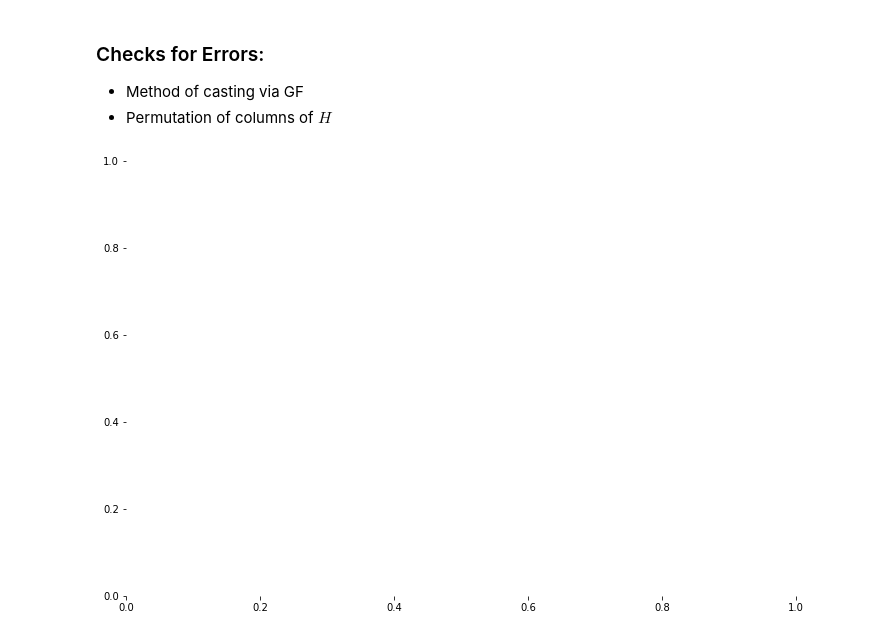
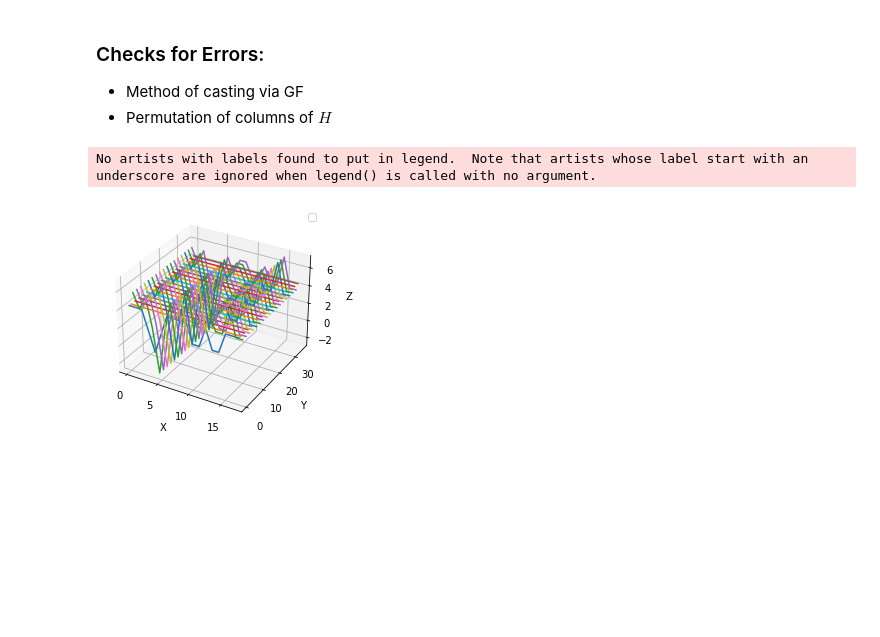
Before and after one commit to Samyak-Surti/QLDPCCodeSim, a Jupyter notebook: BP_OSD_Simuation_V2.ipynb, the cells around one changed output. Cells and saved outputs as stored; diff of their text form; code cells hidden in the pictures; blank space fills up the shorter version.

```diff
--- a/BP_OSD_Simuation_V2.ipynb
+++ b/BP_OSD_Simuation_V2.ipynb
@@ -346,32 +346,40 @@ def prob_likelihood_evol(dim: int):
     BP_like_Z = np.array(BP_like_Z)
     BP_like_X = np.array(BP_like_X)
     return (BP_like_Z, BP_like_X)
-# %%
-dim = 3
-SD_Z, SD_X = prob_likelihood_evol(dim)
-x = np.linspace(0, 4 * dim ** 2 - 1, 4 * dim ** 2, dtype=int)
-y = np.linspace(0, 2 * dim ** 2 - 1, 2 * dim ** 2, dtype=int)
-
-fig = plt.figure(figsize=(12,8))
-ax = plt.subplot(111, frameon=False)
-
-def update(*args):
-    # Shift all data to the right
-    SD_Z[:, 1:] = SD_Z[:, :-1]
-
-    # Fill-in new values
-    SD_Z[:, 0] = np.random.uniform(0, 1, len(data))
-
-    # Update data
-    for i in range(len(data)):
-        lines[i].set_ydata(i + G * data[i])
-
-    # Return modified artists
-    return lines
-
-anim = animation.FuncAnimation(fig, update, interval=10)
-plt.show()
-# %% [output]
-[figure, removed]
+# %%
+dim = 3
+SD_Z, SD_X = prob_likelihood_evol(dim)
+
+ax_Z = plt.figure().add_subplot(projection='3d')
+#ax_X = plt.figure().add_subplot(projection='3d')
+
+x = np.linspace(0, 17, 18)
+y = SD_Z[15]
+
+# By using zdir='y', the y value of these points is fixed to the zs value 0
+# and the (x, y) points are plotted on the x and z axes.
+for i in range(len(SD_Z)):
+    ax_Z.plot(x, SD_Z[i], zs=i, zdir='y', c=None)
+#    ax_X.plot(x, SD_X[i], zs=i, zdir='y', c=None)
+
+# Make legend, set axes limits and labels
+ax_Z.legend()
+ax_Z.set_xlabel('X')
+ax_Z.set_ylabel('Y')
+ax_Z.set_zlabel('Z')
+
+#ax_X.legend()
+#ax_X.set_xlabel('X')
+#ax_X.set_ylabel('Y')
+#ax_X.set_zlabel('Z')
+
+# Customize the view angle so it's easier to see that the scatter points lie
+# on the plane y=0
+ax.view_init(elev=20., azim=0)
+
+plt.show()
+# %% [output]
+No artists with labels found to put in legend.  Note that artists whose label start with an underscore are ignored when legend() is called with no argument.
+[figure, added]
 # %%
 # initialize models
```
Also changed, not shown: parts of 12 cells of this notebook.
